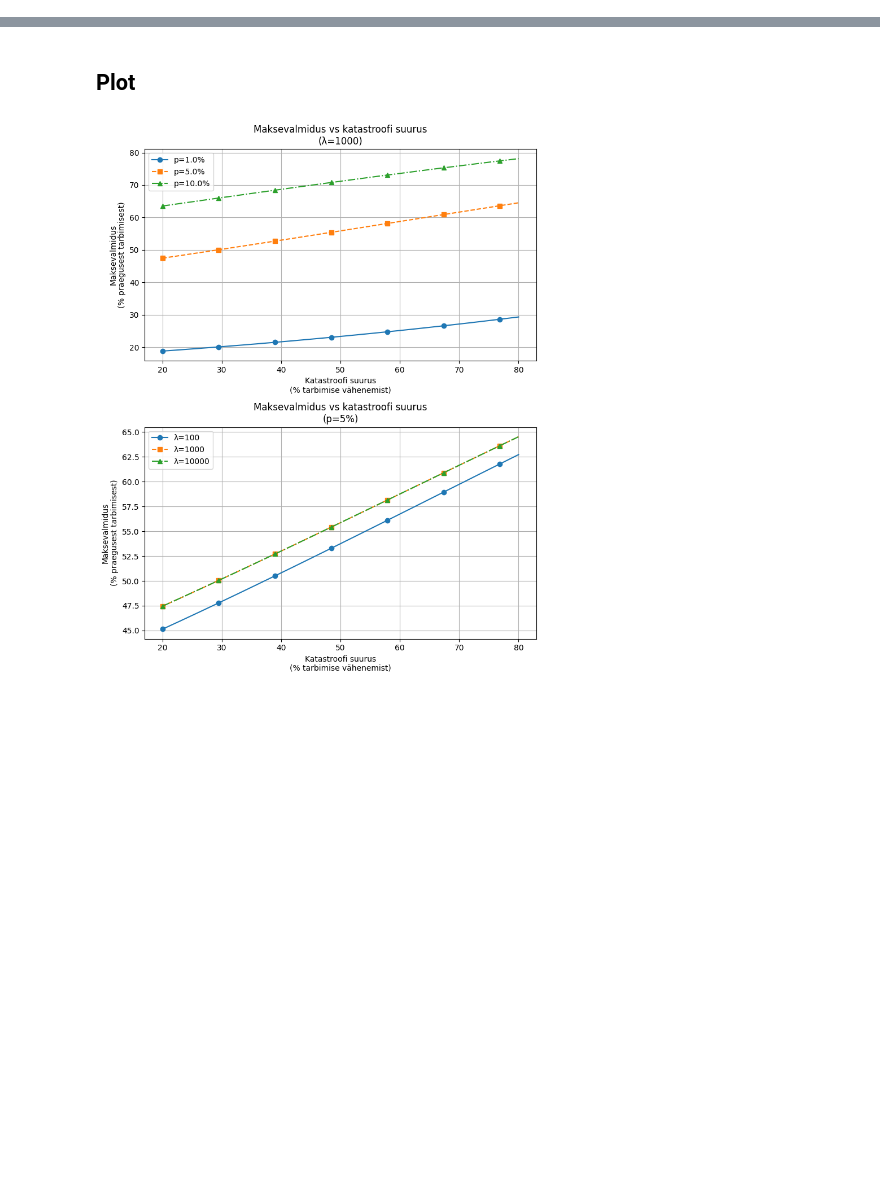
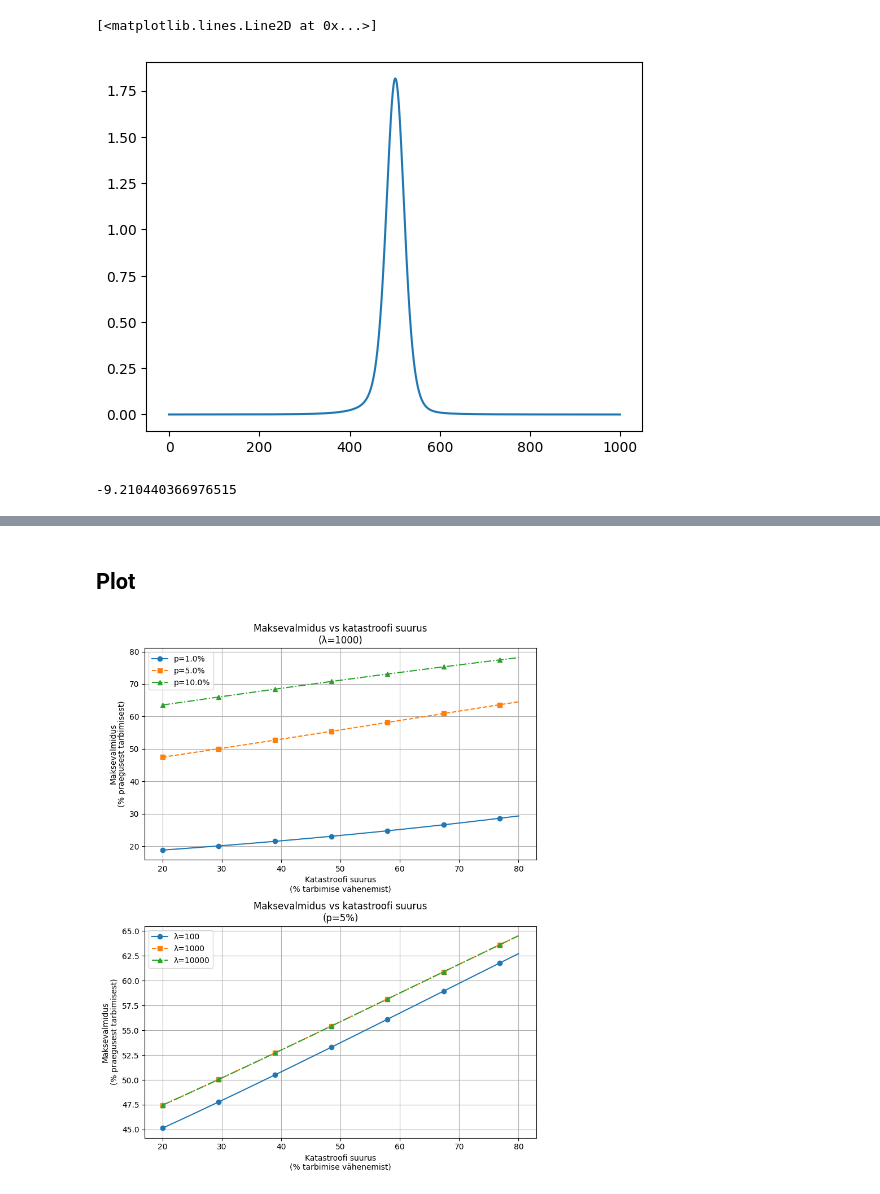
Before and after one commit to RRisto/RRisto.github.io, a Jupyter notebook: weitzmann_nordhaus/willingness_to_pay.ipynb, the cells around one changed output, grey strips where cells are left out. Cells and saved outputs as stored; diff of their text form; code cells hidden in the pictures; blank space fills up the shorter version.

```diff
--- a/weitzmann_nordhaus/willingness_to_pay.ipynb
+++ b/weitzmann_nordhaus/willingness_to_pay.ipynb
@@ -6,0 +40,9 @@ import matplotlib.pyplot as plt
+# %%
+plt.plot(combined_dist)
+# %% [output]
+[<matplotlib.lines.Line2D at 0x...>]
+[figure, added]
+# %%
+np.log(D)
+# %% [output]
+-9.210440366976515
```
Also changed, not shown: parts of 10 cells of this notebook.
